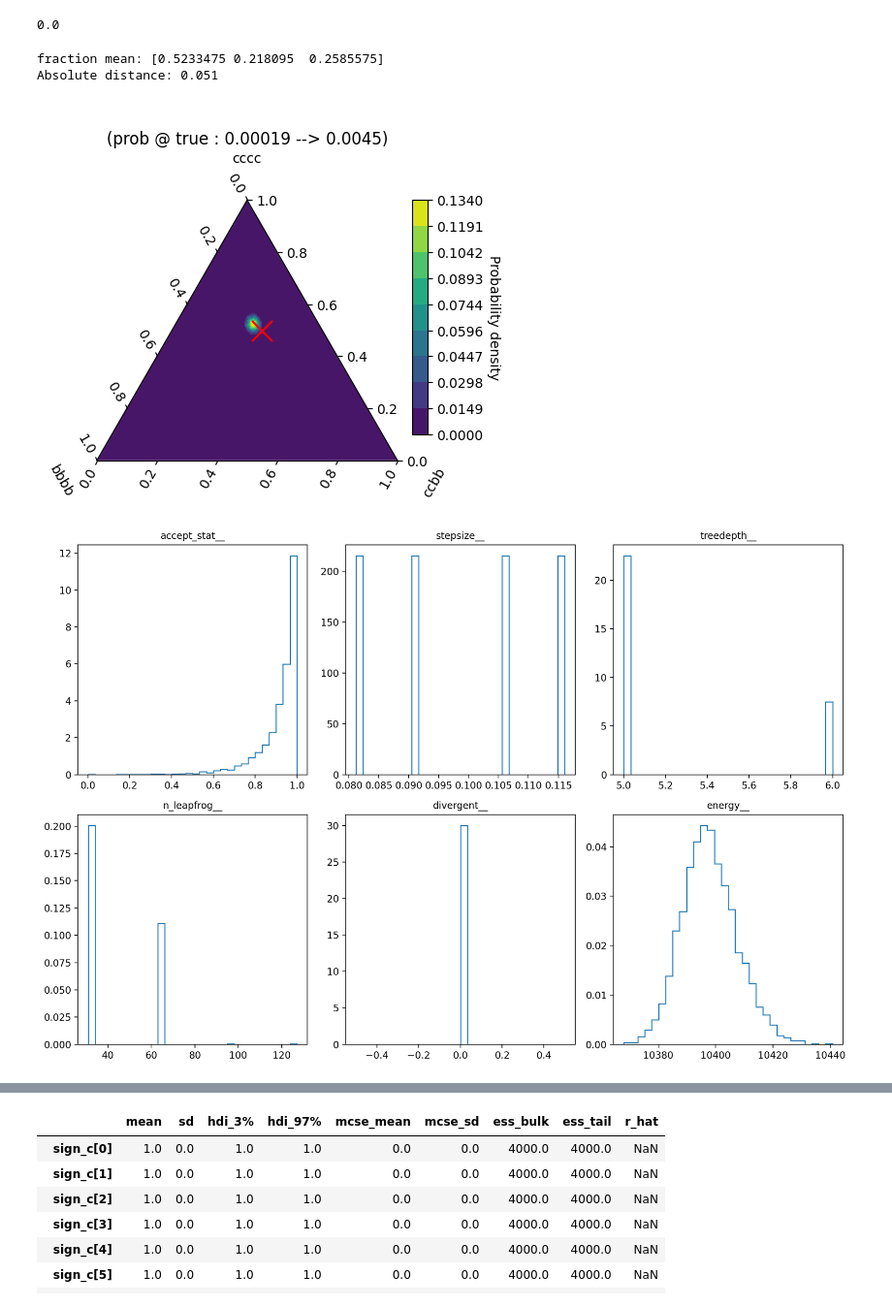
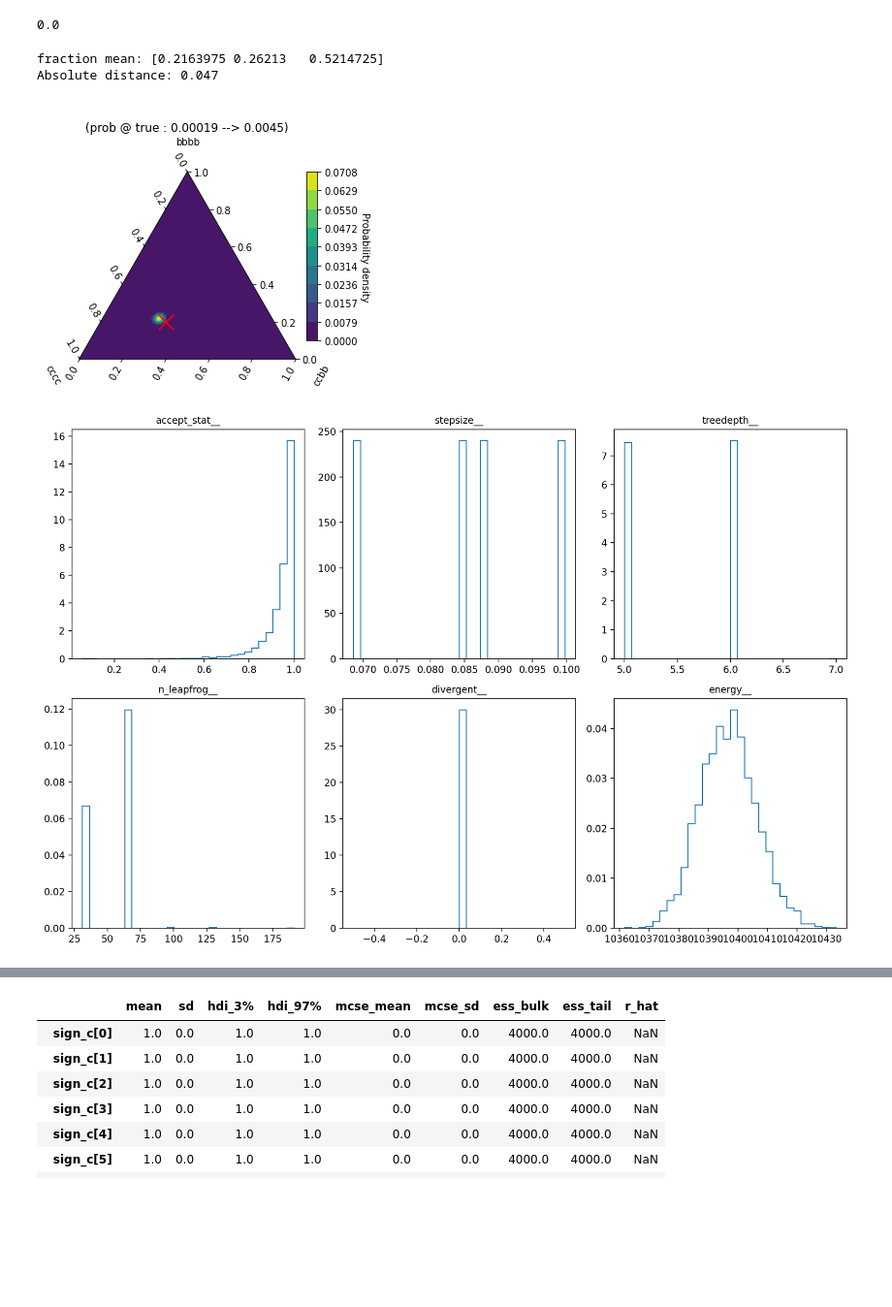
Before and after one commit to TomasBedac/tesis-bayes, a Jupyter notebook: 4D with 2 individual components and 3 classes.ipynb, the cells around one changed output, grey strips where cells are left out. Shown at 97% size. Saved outputs shown, nothing was run; the diff lists cells and outputs as text; code cells hidden in the pictures; blank space fills up the shorter version.

```diff
--- a/4D with 2 individual components and 3 classes.ipynb
+++ b/4D with 2 individual components and 3 classes.ipynb
@@ -228,9 +253,9 @@ functions {
      lp2[5] = log(permutation_factor) + log(yb)[score_slice[k,1]] + log(yc)[score_slice[k,2]] + log(yb)[score_slice[k,3]] + log(yc)[score_slice[k,4]];
      lp2[6] = log(permutation_factor) + log(yb)[score_slice[k,1]] + log(yb)[score_slice[k,2]] + log(yc)[score_slice[k,3]] + log(yc)[score_slice[k,4]];
 
-     lp[1] = log(yc)[score_slice[k,1]] + log(yc)[score_slice[k,2]] + log(yc)[score_slice[k,3]] + log(yc)[score_slice[k,4]]; // esto es cccc.
+     lp[1] = log(yb)[score_slice[k,1]] + log(yb)[score_slice[k,2]] + log(yb)[score_slice[k,3]] + log(yb)[score_slice[k,4]]; // esto es bbbb.
      lp[2] = log_sum_exp(lp2);    //esto es bbcc + perm.
-     lp[3] = log(yb)[score_slice[k,1]] + log(yb)[score_slice[k,2]] + log(yb)[score_slice[k,3]] + log(yb)[score_slice[k,4]]; //esto es bbbb.
+     lp[3] = log(yc)[score_slice[k,1]] + log(yc)[score_slice[k,2]] + log(yc)[score_slice[k,3]] + log(yc)[score_slice[k,4]]; //esto es cccc.
 
      partial_target += log_mix(theta, lp);
      }
@@ -327,8 +352,8 @@ model {
 start_time_4d = time.time()
 
 # Build and sample from the 2D mixture model
-model_4d = stan.build(my_mixture_4d, data={'m': m, 'N': len(score), 'score':score}, random_seed=33)
-fit_4d = model_4d.sample(num_chains=4, num_samples=1000,num_warmup=2000)
+model_4d = stan.build(my_mixture_4d, data={'m': m, 'N': len(score), 'score':score}, random_seed=19)
+fit_4d = model_4d.sample(num_chains=4, num_samples=1000,num_warmup=1000,delta=0.95)
 df_4d = fit_4d.to_frame()
 
 # Stop the timer
@@ -458,13 +492,13 @@ tax.show()
 # %%
 # Configurar el tamaño de la figura
-scale = 35  # Ajustar el scale según el número de puntos
+scale = 40 # Ajustar el scale según el número de puntos
 fig, ax = plt.subplots(figsize=(8, 8))
 ax.set_aspect('equal')
 
 # Crear el gráfico ternario
 figure, tax = ternary.figure(ax=ax, scale=scale)
 tax.boundary(linewidth=2.0)
-tax.gridlines(color="blue", multiple=5)  # Ajustar el multiple según el scale
+tax.gridlines(color="blue", multiple=4)  # Ajustar el multiple según el scale
 
 # Crear los puntos para el gráfico ternario
 points = np.array(list(zip(theta1, theta2, theta3)))
@@ -484,7 +518,7 @@ for i in range(hist.shape[0]):
 tax.heatmap(heatmap_data, scale=scale, style="hexagonal", cmap='viridis')
 
 # Coordenadas de la fracción real en el gráfico ternario
-real_fraction_coords = (real_fractions['cccc'] * scale, real_fractions['bbcc'] * scale, real_fractions['bbbb'] * scale)
+real_fraction_coords = (real_fractions['bbbb'] * scale, real_fractions['bbcc'] * scale, real_fractions['cccc'] * scale)
 
 # Agregar una cruz en el gráfico para la fracción real
 tax.scatter([real_fraction_coords], marker='x', color='red',lw=2, s=200, label="Fracción Real")
@@ -540,7 +591,7 @@ else:
 
 t, r, l, v = ternary_data['t'],ternary_data['r'],ternary_data['l'],ternary_data['v']
 
-prob_true = np.round(ternary_data[(ternary_data['t'] == 0.5) & (ternary_data['r'] == 0.3)]['v'].values[0],5)
+prob_true = np.round(ternary_data[(ternary_data['t'] == 0.2) & (ternary_data['r'] == 0.3)]['v'].values[0],5)
 print(prob_true, delta)
 ternary_data
 # %% [output]
@@ -563,8 +630,8 @@ ternary_data[(ternary_data['t'] == 0.2) & (ternary_data['r'] == 0.5)]['v'].value
 # %% [output]
 0.0
 # %%
-fraction_mean =np.array([np.average(ternary_data['t'], weights=ternary_data['v']),np.average(ternary_data['l'], weights=ternary_data['v']),np.average(ternary_data['r'], weights=ternary_data['v'])])
-distance = np.round(np.linalg.norm(fraction_mean - np.array([0.5,0.2,0.3])),3)
+fraction_mean =np.array([np.average(ternary_data['t'], weights=ternary_data['v']),np.average(ternary_data['r'], weights=ternary_data['v']),np.average(ternary_data['l'], weights=ternary_data['v'])])
+distance = np.round(np.linalg.norm(fraction_mean - np.array([0.2,0.3,0.5])),3)
 print('fraction mean:', fraction_mean,'\nAbsolute distance:',distance)
 # These values are for controlling the color-bar scale, and here they are
 # explicitly given just to make the same color-bar scale for all the plots.
@@ -575,39 +642,39 @@ vmax = max(v)
 if force_uniform == 1: vmax = 1   # forced uniform desitribution
 levels = np.round(np.linspace(vmin, vmax, 10),4)
 
 # Configura la figura
 fig = plt.figure(figsize=(4, 4))
 plot_number = 1
 ax = fig.add_subplot(1, 1, plot_number, projection='ternary')  # Proyección ternaria con mpltern
 
 # Graficar con tricontourf
 cs = ax.tricontourf(t, l, r, v, levels=levels)
-ax.set_tlabel('cccc')
-ax.set_llabel('bbbb')
+ax.set_tlabel('bbbb')
+ax.set_llabel('cccc')
 ax.set_rlabel('ccbb')
 
 # Ajusta las posiciones de las etiquetas
 ax.taxis.set_label_position('corner')
 ax.laxis.set_label_position('corner')
 ax.raxis.set_label_position('corner')
 
 # Configura el título del gráfico
 ax.set_title('\n(prob @ true : '+str(np.round(1/len(ternary_data),5))+' --> '+str(prob_true)+')')
 if force_uniform == 1: ax.set_title('Uniform prior\n(prob @ true : '+str(np.round(1/len(ternary_data),5))+')')         # title for uniform
 # Añade scatter para el punto específico
-ax.scatter([0.5], [0.2], [0.3], s=230, color='red', marker='x')
+ax.scatter([0.2], [0.5], [0.3], s=230, color='red', marker='x')
 
 # Añade colorbar
 cax = ax.inset_axes([1.05, 0.1, 0.05, 0.9], transform=ax.transAxes)
 colorbar = fig.colorbar(cs, cax=cax)
 colorbar.set_label('Probability density', rotation=270, va='baseline')
 
 # Muestra el gráfico
 plt.show()
 # %% [output]
-fraction mean: [0.5233475 0.218095  0.2585575]
-Absolute distance: 0.051
+fraction mean: [0.2163975 0.26213   0.5214725]
+Absolute distance: 0.047
-[figure, old version]
+[figure, new version]
 # %%
 # Now define the posterior_4d with the relevant diagnostics columns
 posterior_4d = df_4d[['accept_stat__', 'stepsize__', 'treedepth__', 'n_leapfrog__', 'divergent__', 'energy__']]
@@ -631,7 +698,7 @@ plt.tight_layout()
 # Show the plots
 plt.show()
 # %% [output]
-[figure, old version]
+[figure, new version]
 # %%
 posterior = az.from_pystan(fit_4d)
 
```
Also changed, not shown: parts of 19 cells of this notebook, 23 other files.
